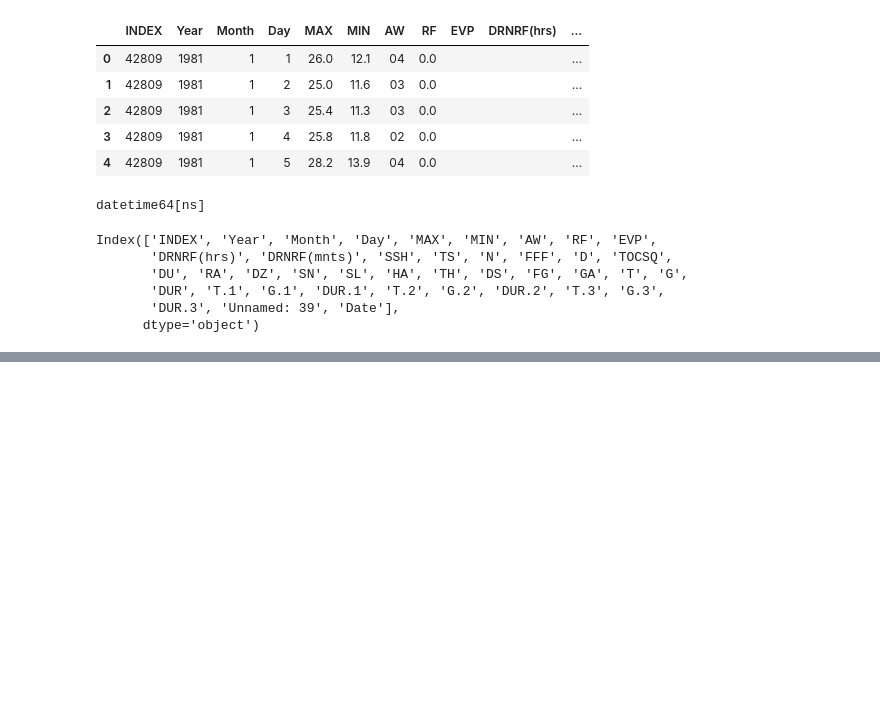
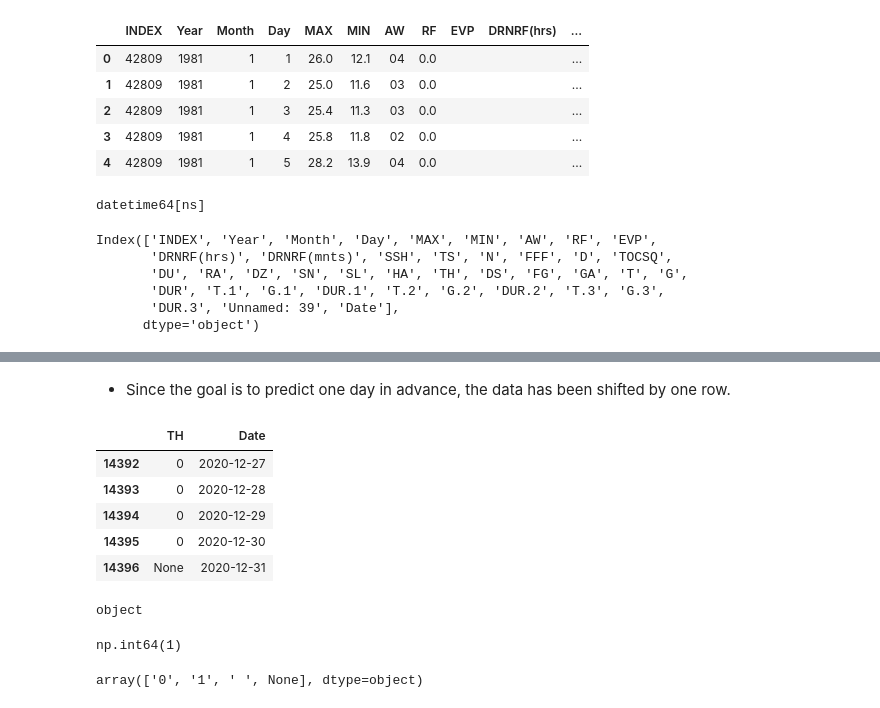
Before and after one commit to abhishek-tiwari-nitrr/Thunderstorm-Forecasting, a Jupyter notebook: notebook/data_cleaning.ipynb, the cells around one changed output, grey strips where cells are left out. Saved outputs shown, nothing was run; the diff lists cells and outputs as text; code cells hidden in the pictures; blank space fills up the shorter version.

```diff
--- a/notebook/data_cleaning.ipynb
+++ b/notebook/data_cleaning.ipynb
@@ -309,0 +310,24 @@ surface_df_copy.head()
+# %% [markdown]
+- Since the goal is to predict one day in advance, the data has been shifted by one row.
+# %%
+surface_df_copy["TH"] = surface_df_copy["TH"].shift(-1)
+surface_df_copy.tail()
+# %% [output]
+|  | TH | Date |
+| 14392 | 0 | 2020-12-27 |
+| 14393 | 0 | 2020-12-28 |
+| 14394 | 0 | 2020-12-29 |
+| 14395 | 0 | 2020-12-30 |
+| 14396 | None | 2020-12-31 |
+# %%
+print(surface_df_copy["TH"].dtype)
+# %% [output]
+object
+# %%
+surface_df_copy["TH"].isna().sum()
+# %% [output]
+np.int64(1)
+# %%
+surface_df_copy["TH"].unique()
+# %% [output]
+array(['0', '1', ' ', None], dtype=object)
```
Also changed, not shown: parts of 6 cells of this notebook.
